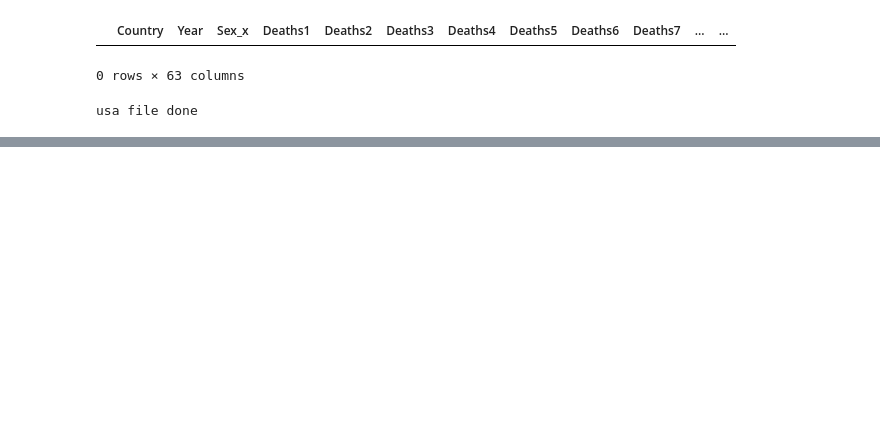
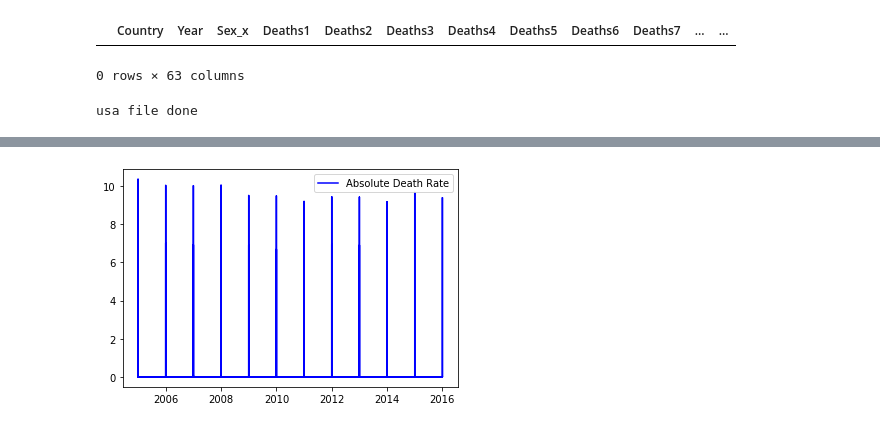
Before and after one commit to michael-grad/project-python-mortality-analysis, a Jupyter notebook: WHO_data_cleansing.ipynb, the cells around one changed output, grey strips where cells are left out. Drawn from its saved outputs; the diff is of its cells as text; code cells hidden in the pictures; blank space fills up the shorter version.

Commit message:
total crude death rate calculated

```diff
--- a/WHO_data_cleansing.ipynb
+++ b/WHO_data_cleansing.ipynb
@@ -921,6 +923,11 @@ no_nans_df["Older Elderly Age 80 and Above"] = no_nans_df["Age 80 and Above"] /
 
 # from cell 13.x
 no_nans_df["Unspecified Age"] = no_nans_df["Unspecified Age"] / no_nans_df["Pop1"] * 1000
+
+# DEBUG!! KeyError: 'Deaths1'
+# Total Deaths as crude death rate
+no_nans_df["Total Crude Death Rate"] = no_nans_df["Deaths1"] / no_nans_df["Pop1"] * 1000
+
 no_nans_df.columns
 # %% [output]
 Index(['Country', 'Year', 'List', 'Cause', 'Sex', 'Frmat_x', 'IM_Frmat',
@@ -953,13 +960,18 @@ no_nans_df.head()
 # %%
 # CELL 23 by Mike Grad
 # create file with just columns of interest
+
+# DEBUG!! -- Add column cdr_total = Deaths1 / pop1 *1000
+# rename "Deaths1" as "Total Deaths"
+no_nans_df = no_nans_df.rename(columns={"Deaths1": "Total Deaths"})
+
 reduced_no_nans_df = no_nans_df[["name", "Year", "Cause", "Infant Mortality", \
                                     "Infant Under 1 Yr Old", \
                                      "Toddler Age 1 Through 4", "Child Age 5 Through 19", \
                                      "Young Adult Age 20 Through 24", "Adult Age 25 Through 34", \
                                      "Middle Age Adult Age 35 Through 44", "Older Adult Age 45 Through 64", \
                                      "Elderly Age 65 Through 79", "Older Elderly Age 80 and Above", \
-                                     "Unspecified Age", "Deaths1", \
+                                     "Unspecified Age", "Total Deaths", "Total Crude Death Rate", \
                                     "Sex Label"]]
 
 # write to csv just usa data un-normalized
@@ -967,3 +979,9 @@ reduced_no_nans_df.to_csv("Output/no_nans_df.csv", index=False, header=True)
 print("usa file done")
 # %% [output]
 usa file done
+# %%
+# CELL 30 by Mike Grad
+# extract only Brazil's data and find last year of data for Brazil
+
+brazil_no_nans_df = reduced_no_nans_df.loc[(combined_data_df["name"] == "Brazil"), :]
+brazil_no_nans_df.head()
@@ -969,0 +995,19 @@ usa file done
+# %%
+# CELL 31 by Mike Grad
+# Plot Total Deaths for Brazil by Year
+
+years = brazil_no_nans_df["Year"]
+
+# DEBUG!! -- KeyError: 'Total Crude Death Rate'
+bz_total_deaths = brazil_no_nans_df["Total Crude Death Rate"]
+
+# Plot the world average as a line chart
+plt.plot(years, bz_total_deaths, color="blue", label="Absolute Death Rate" )
+
+# Create a legend for our chart
+plt.legend()
+
+# Show the chart
+plt.show()
+# %% [output]
+[figure, added]
```
Also changed, not shown: parts of 4 cells of this notebook, 1 other file.
